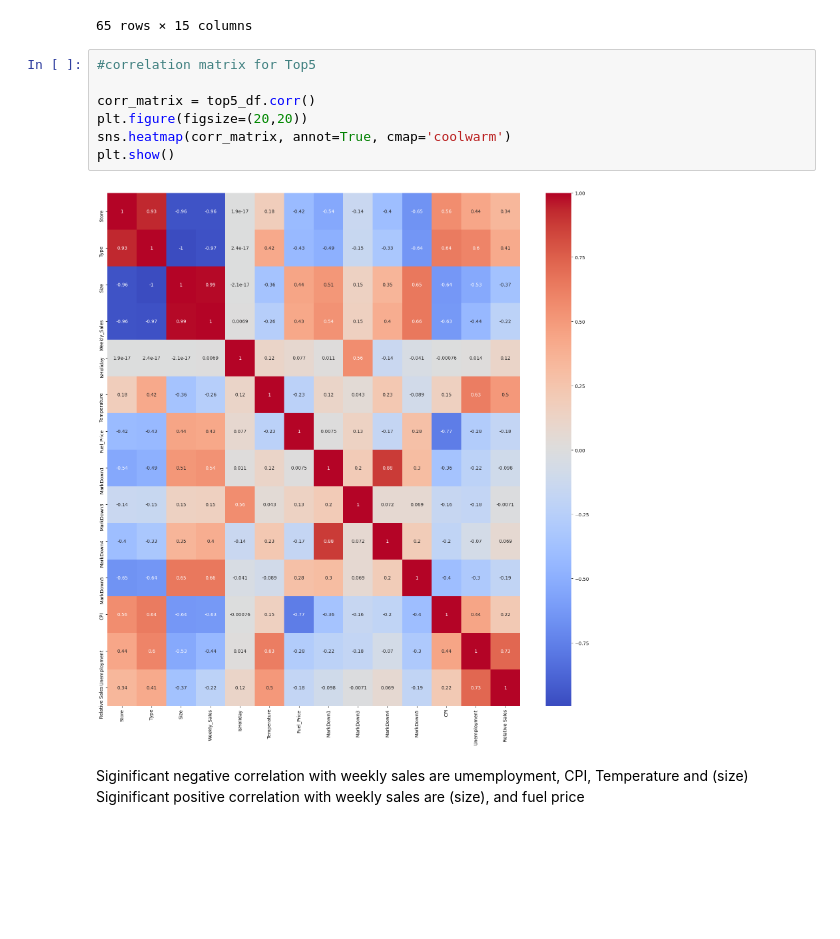
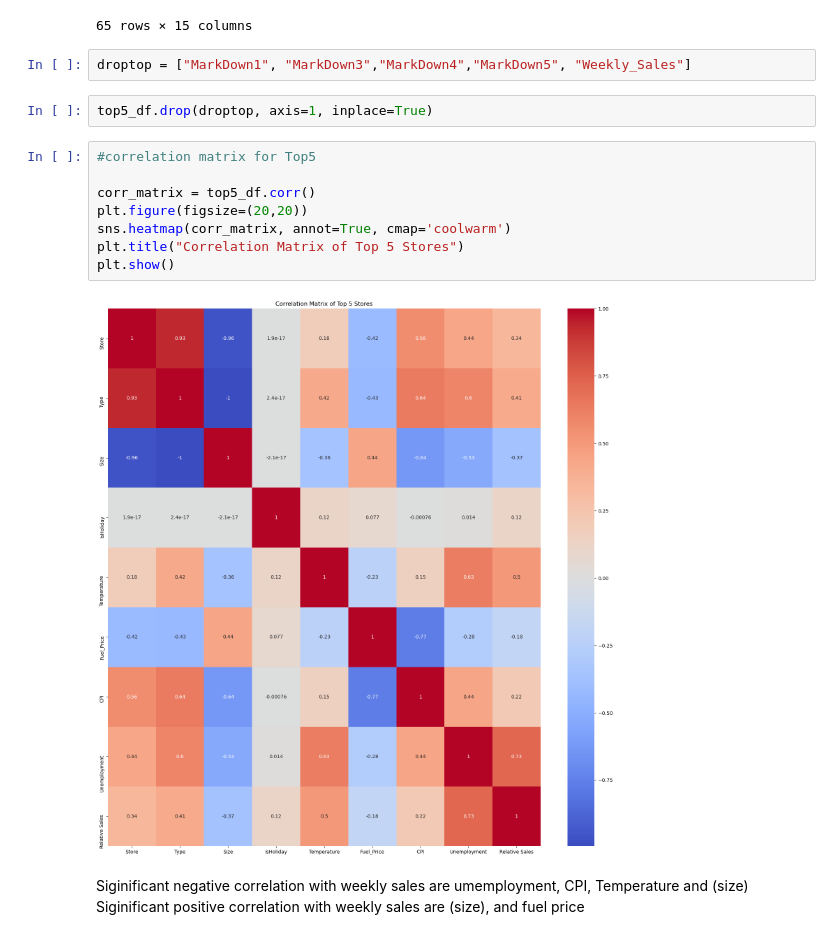
Before and after one commit to Johannes3001/AppliedML_Assign.01, a Jupyter notebook: Assignment2/Codes/Johannes_Code.ipynb, the cells around one changed output. Drawn from its saved outputs; the diff is of its cells as text; blank space fills up the shorter version.

```diff
--- a/Assignment2/Codes/Johannes_Code.ipynb
+++ b/Assignment2/Codes/Johannes_Code.ipynb
@@ -216,15 +216,20 @@ top5_df
 | 6147 | 43 | 2012-10-19 | 2.0 | 41062.0 | 623919.23 | 0.0 | 71.25 | 3.594 | 121.84 | ... |
 | 6148 | 43 | 2012-10-26 | 2.0 | 41062.0 | 587603.55 | 0.0 | 69.17 | 3.506 | 23.68 | ... |
 65 rows × 15 columns
+# %%
+droptop = ["MarkDown1", "MarkDown3","MarkDown4","MarkDown5", "Weekly_Sales"]
+# %%
+top5_df.drop(droptop, axis=1, inplace=True)
 # %%
 #correlation matrix for Top5
 
 corr_matrix = top5_df.corr()
 plt.figure(figsize=(20,20))
 sns.heatmap(corr_matrix, annot=True, cmap='coolwarm')
+plt.title("Correlation Matrix of Top 5 Stores")
 plt.show()
 # %% [output]
-[figure, old version]
+[figure, new version]
 # %% [markdown]
 Siginificant negative correlation with weekly sales are umemployment, CPI, Temperature and (size)
 Siginificant positive correlation with weekly sales are (size), and fuel price
```
Also changed, not shown: parts of 3 cells of this notebook.
